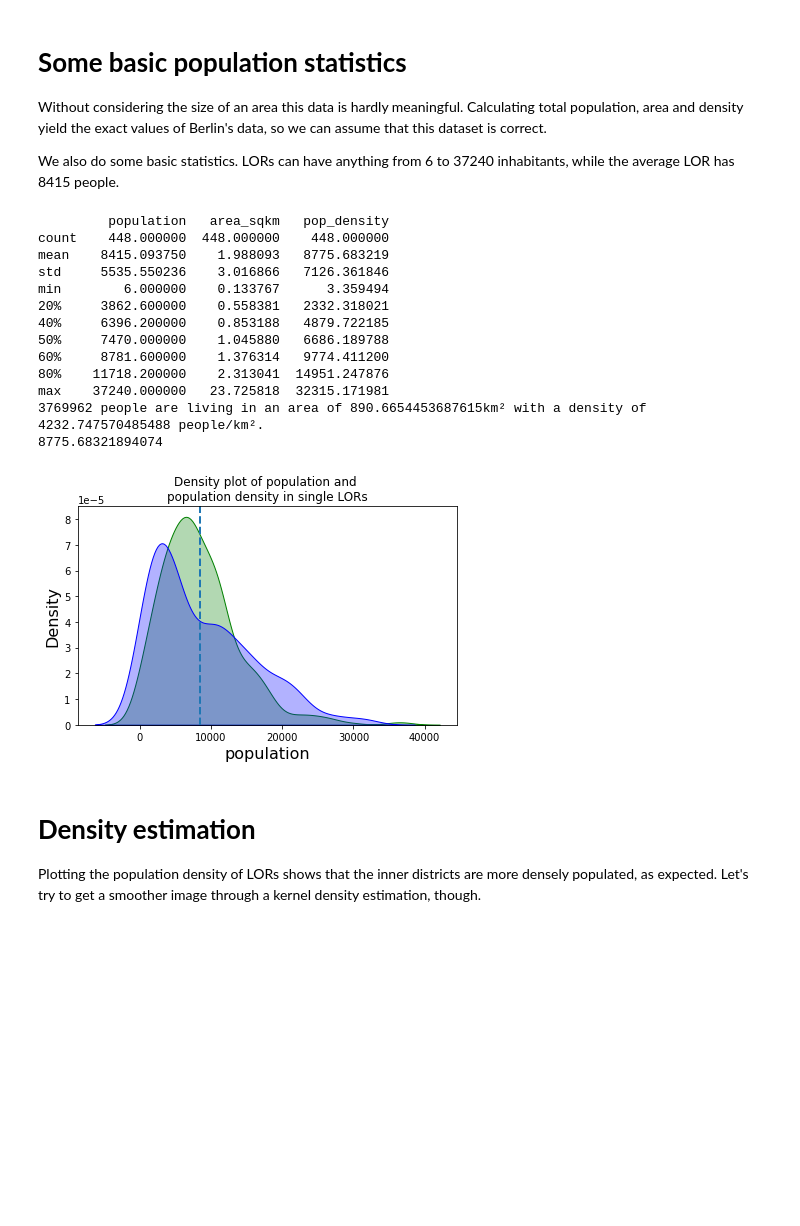
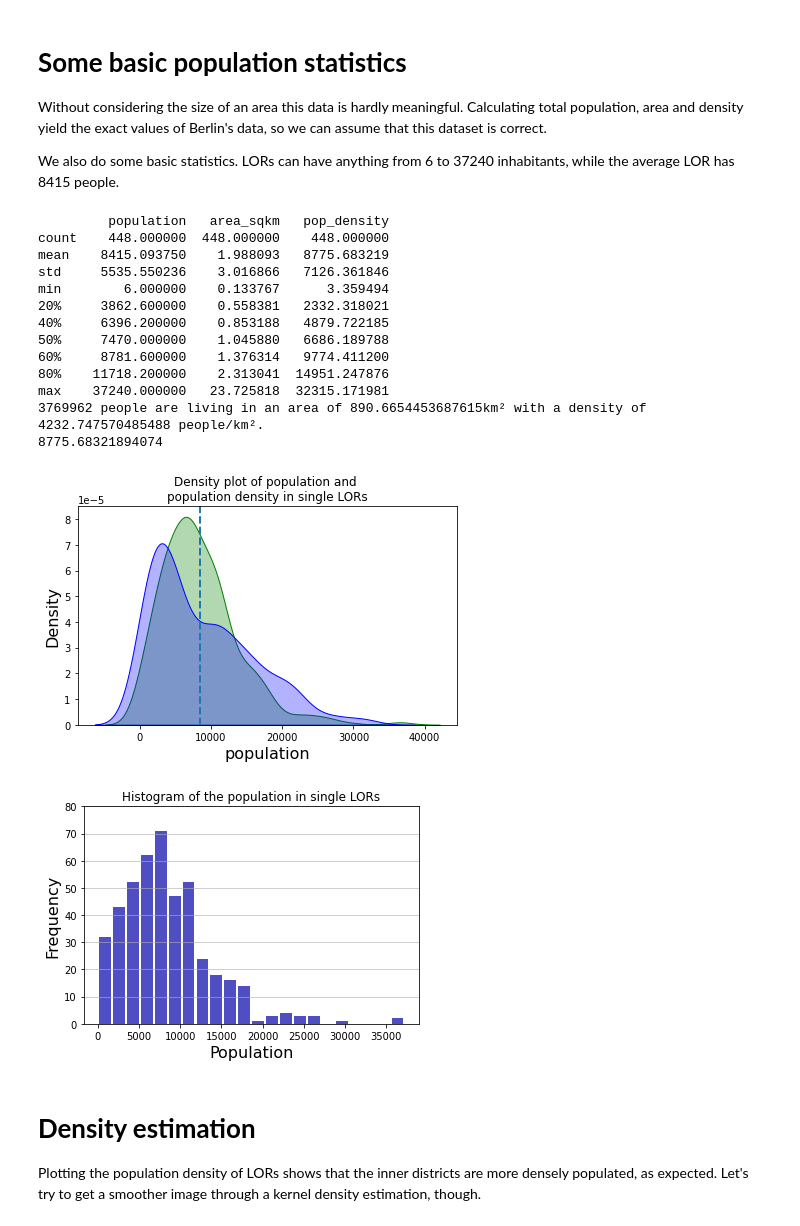
Before and after one commit to anwu-git/berlin-student-residence, a Jupyter notebook: berlin-student-residence.ipynb, the cells around one changed output. Saved outputs shown, nothing was run; the diff lists cells and outputs as text; code cells hidden in the pictures; blank space fills up the shorter version.

```diff
--- a/berlin-student-residence.ipynb
+++ b/berlin-student-residence.ipynb
@@ -201,33 +201,45 @@ print(LOR[["population","area_sqkm","pop_density"]].describe(percentiles=perc))
 
 print(str(sum(LOR["population"])) + " people are living in an area of " + str(sum(LOR["area_sqkm"])) + "km² with a density of " + str(sum(LOR["population"]) / sum(LOR["area_sqkm"])) + " people/km².")
 
 #visual plots
 mean_val_ax1 = np.mean(LOR["population"])
 mean_val_ax2 = np.mean(LOR["pop_density"])
 print(mean_val_ax2)
 
 plt.title("Density plot of population and \npopulation density in single LORs");
 plt.tight_layout()
 ax1 = sns.kdeplot(LOR["population"], shade=True, color="g", label="Cyl=4", alpha=.3)
 ax2 = sns.kdeplot(LOR["pop_density"], shade=True, color="b", label="Cyl=4", alpha=.3)
 # vertical dotted line originating at mean value
 plt.axvline(mean_val_ax1, linestyle='dashed', linewidth=2)
 plt.show()
+
+n, bins, patches = plt.hist(x=LOR["population"], bins='auto', color='#0504aa',
+                            alpha=0.7, rwidth=0.85)
+plt.grid(axis='y', alpha=0.75)
+plt.xlabel('Population')
+plt.ylabel('Frequency')
+plt.title('Histogram of the population in single LORs')
+maxfreq = n.max()
+# Set a clean upper y-axis limit.
+plt.ylim(ymax=np.ceil(maxfreq / 10) * 10 if maxfreq % 10 else maxfreq + 10)
+plt.show()
 # %% [output]
          population   area_sqkm   pop_density
 count    448.000000  448.000000    448.000000
 mean    8415.093750    1.988093   8775.683219
 std     5535.550236    3.016866   7126.361846
 min        6.000000    0.133767      3.359494
 20%     3862.600000    0.558381   2332.318021
 40%     6396.200000    0.853188   4879.722185
 50%     7470.000000    1.045880   6686.189788
 60%     8781.600000    1.376314   9774.411200
 80%    11718.200000    2.313041  14951.247876
 max    37240.000000   23.725818  32315.171981
 3769962 people are living in an area of 890.6654453687615km² with a density of 4232.747570485488 people/km².
 8775.68321894074
 [figure]
+[figure, added]
 # %% [markdown]
 # **Density estimation**
 
```
Also changed, not shown: parts of 2 cells of this notebook.
